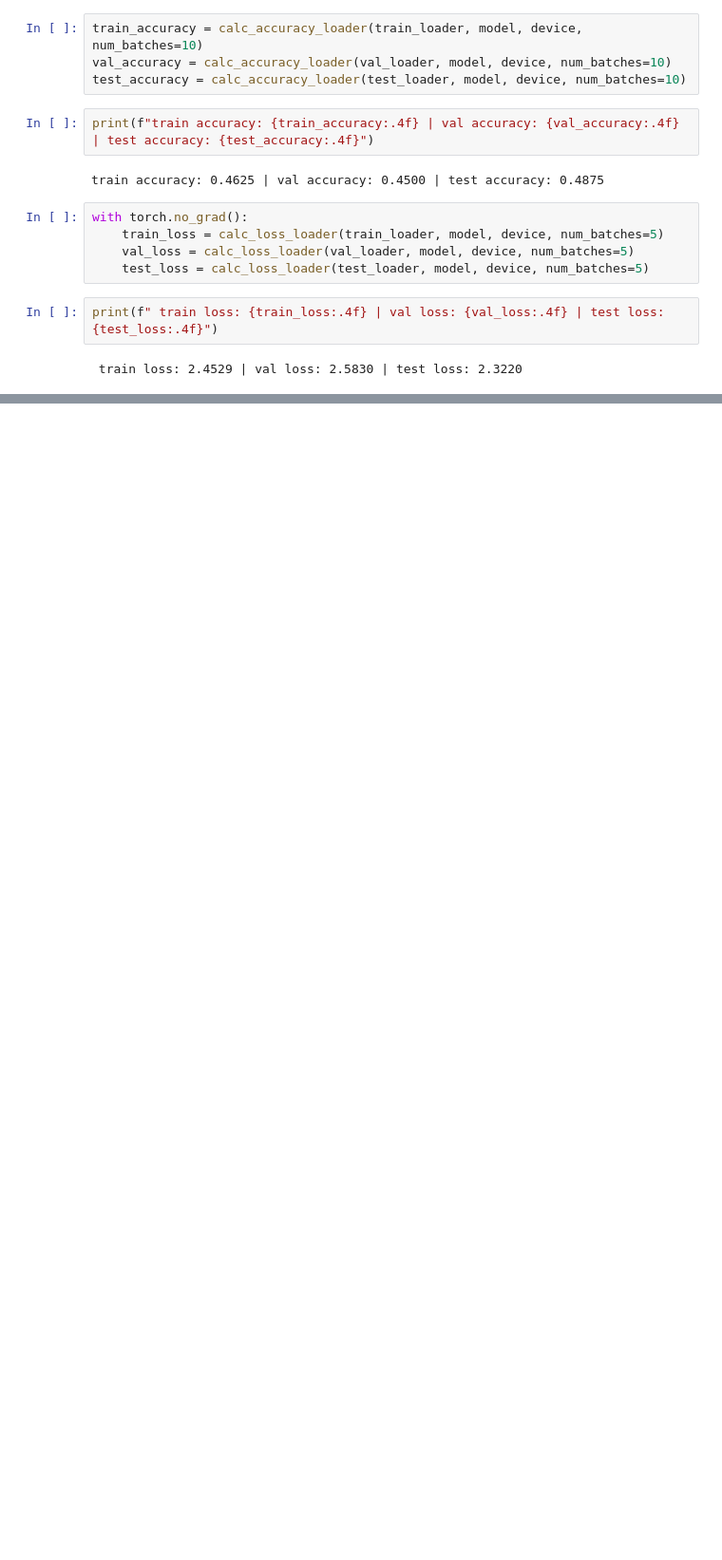
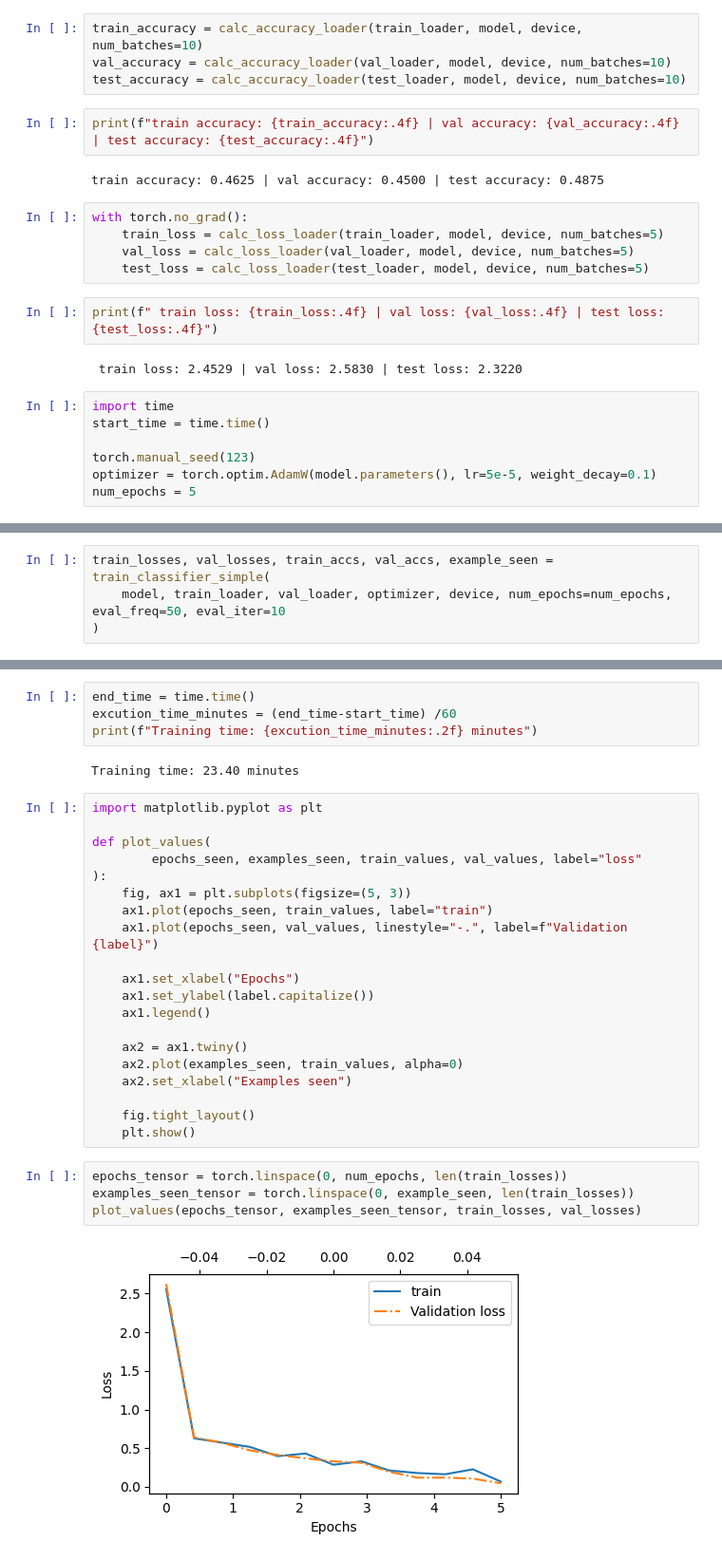
Before and after one commit to iknowca/TIL, a Jupyter notebook: DeepLearning/LLMFromScratch/chapter6/fine_tunning.ipynb, the cells around one changed output, grey strips where cells are left out. Shown at 95% size. Cells and saved outputs as stored; diff of their text form; blank space fills up the shorter version.

```diff
--- a/DeepLearning/LLMFromScratch/chapter6/fine_tunning.ipynb
+++ b/DeepLearning/LLMFromScratch/chapter6/fine_tunning.ipynb
@@ -165,3 +165,10 @@ with torch.no_grad():
 print(f" train loss: {train_loss:.4f} | val loss: {val_loss:.4f} | test loss: {test_loss:.4f}")
 # %% [output]
  train loss: 2.4529 | val loss: 2.5830 | test loss: 2.3220
+# %%
+import time
+start_time = time.time()
+
+torch.manual_seed(123)
+optimizer = torch.optim.AdamW(model.parameters(), lr=5e-5, weight_decay=0.1)
+num_epochs = 5
@@ -167,0 +177,4 @@ print(f" train loss: {train_loss:.4f} | val loss: {val_loss:.4f} | test loss: {t
+# %%
+train_losses, val_losses, train_accs, val_accs, example_seen = train_classifier_simple(
+    model, train_loader, val_loader, optimizer, device, num_epochs=num_epochs, eval_freq=50, eval_iter=10
+)
@@ -167,0 +200,32 @@ print(f" train loss: {train_loss:.4f} | val loss: {val_loss:.4f} | test loss: {t
+# %%
+end_time = time.time()
+excution_time_minutes = (end_time-start_time) /60
+print(f"Training time: {excution_time_minutes:.2f} minutes")
+# %% [output]
+Training time: 23.40 minutes
+# %%
+import matplotlib.pyplot as plt
+
+def plot_values(
+        epochs_seen, examples_seen, train_values, val_values, label="loss"
+):
+    fig, ax1 = plt.subplots(figsize=(5, 3))
+    ax1.plot(epochs_seen, train_values, label="train")
+    ax1.plot(epochs_seen, val_values, linestyle="-.", label=f"Validation {label}")
+
+    ax1.set_xlabel("Epochs")
+    ax1.set_ylabel(label.capitalize())
+    ax1.legend()
+
+    ax2 = ax1.twiny()
+    ax2.plot(examples_seen, train_values, alpha=0)
+    ax2.set_xlabel("Examples seen")
+
+    fig.tight_layout()
+    plt.show()
+# %%
+epochs_tensor = torch.linspace(0, num_epochs, len(train_losses))
+examples_seen_tensor = torch.linspace(0, example_seen, len(train_losses))
+plot_values(epochs_tensor, examples_seen_tensor, train_losses, val_losses)
+# %% [output]
+[figure, added]
```
Also changed, not shown: parts of 6 cells of this notebook, 1 other file.
